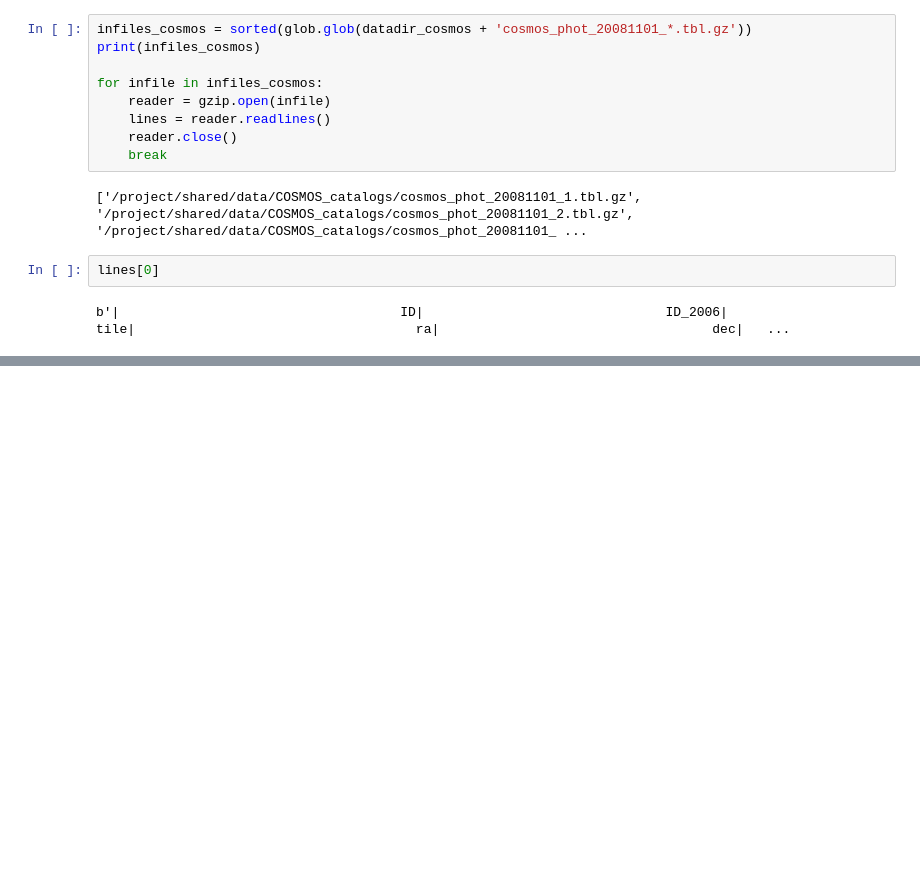
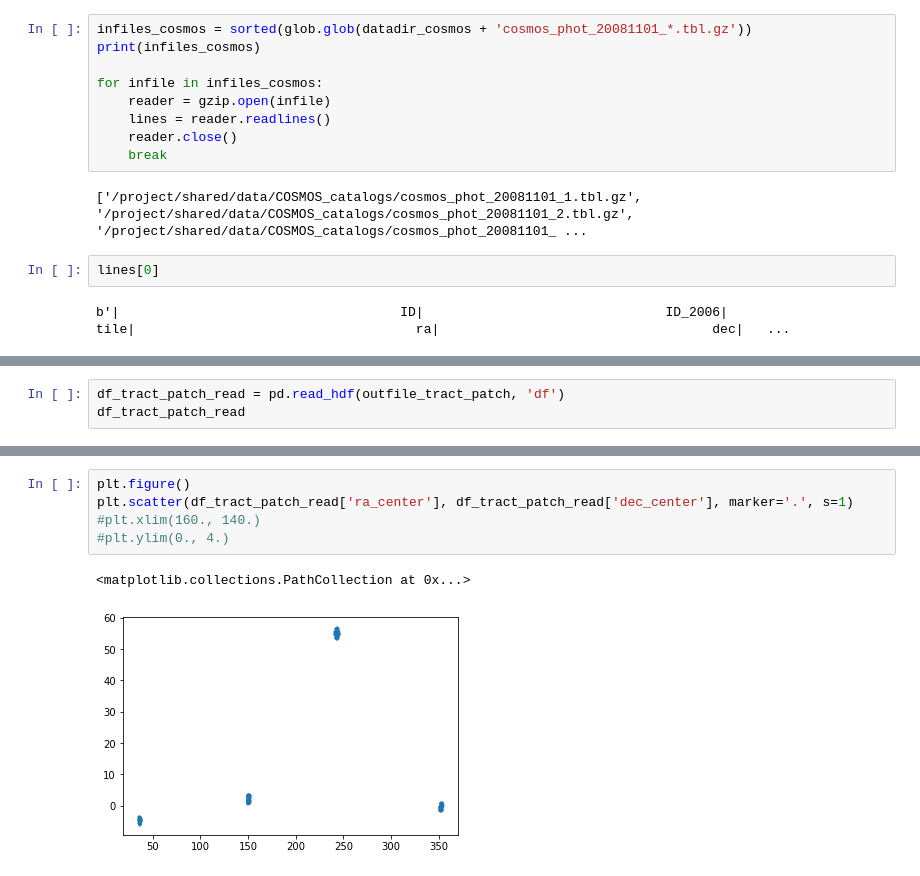
Before and after one commit to lsst-sitcom/notebooks, a Jupyter notebook: hsc_cosmos_match.ipynb, the cells around one changed output, grey strips where cells are left out. Cells and saved outputs as stored; diff of their text form; blank space fills up the shorter version.

```diff
--- a/hsc_cosmos_match.ipynb
+++ b/hsc_cosmos_match.ipynb
@@ -172,0 +328,3 @@ b'|                                    ID|                               ID_2006
+# %%
+df_tract_patch_read = pd.read_hdf(outfile_tract_patch, 'df')
+df_tract_patch_read
@@ -172,0 +350,8 @@ b'|                                    ID|                               ID_2006
+# %%
+plt.figure()
+plt.scatter(df_tract_patch_read['ra_center'], df_tract_patch_read['dec_center'], marker='.', s=1)
+#plt.xlim(160., 140.)
+#plt.ylim(0., 4.)
+# %% [output]
+<matplotlib.collections.PathCollection at 0x...>
+[figure, added]
```
Also changed, not shown: parts of 13 cells of this notebook.
